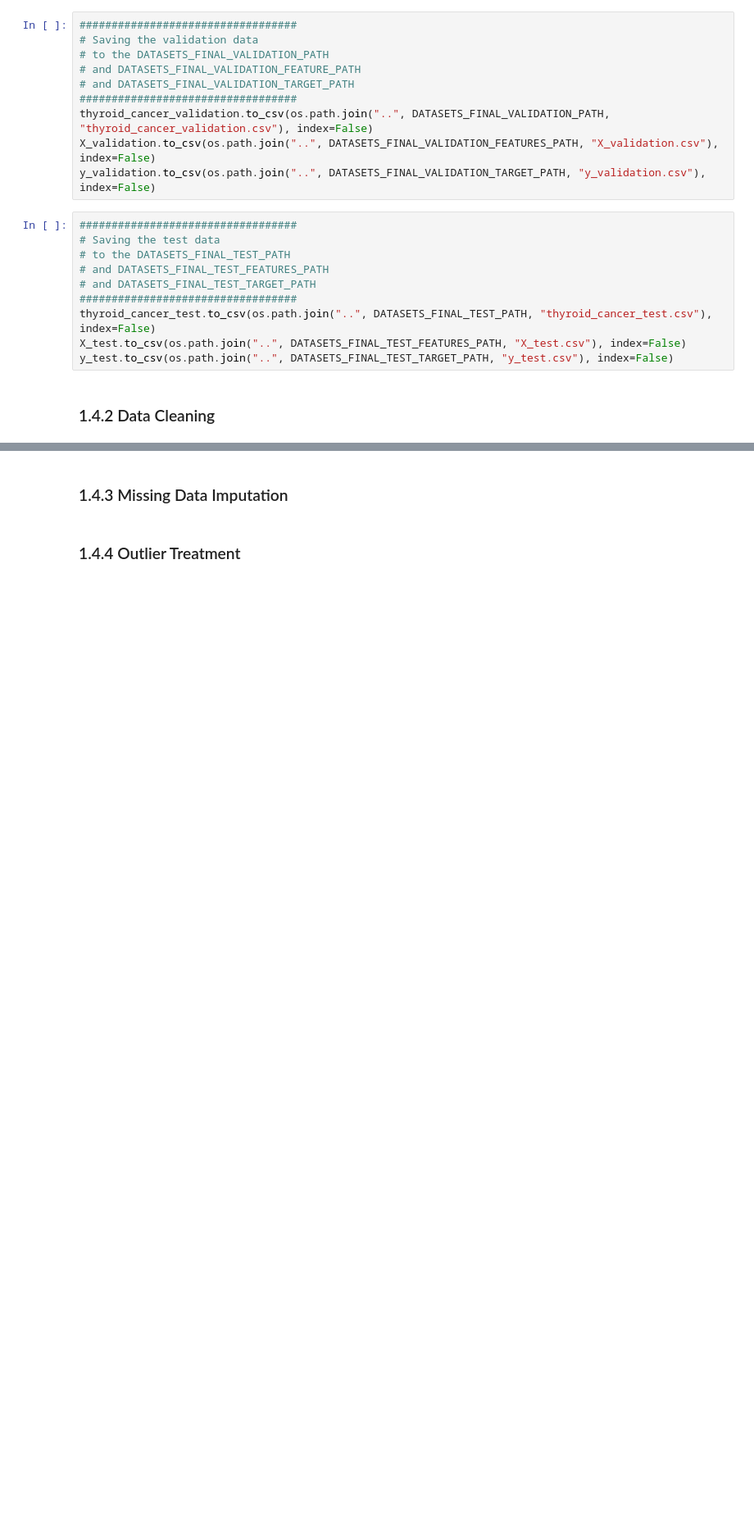
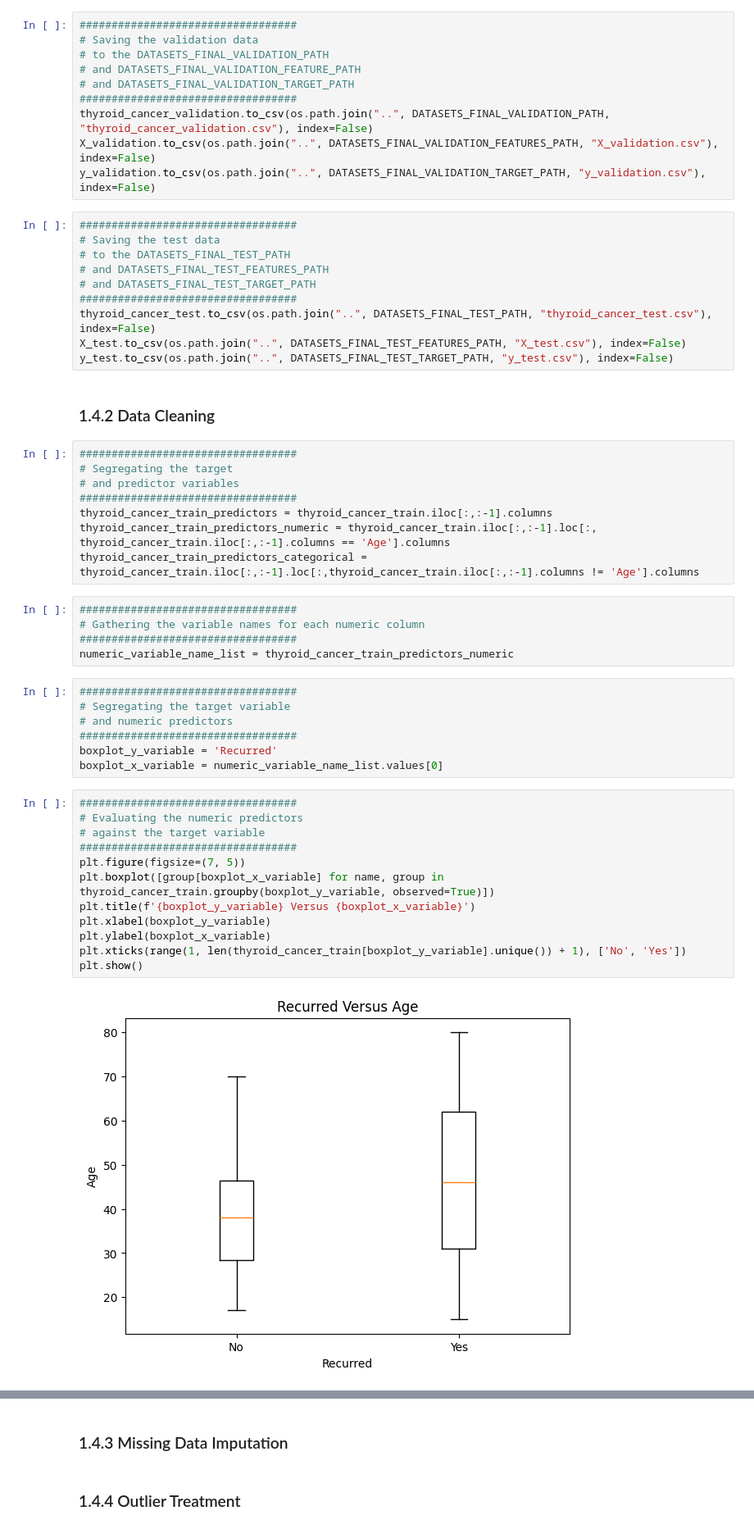
Before and after one commit to JohnPaulinePineda/Portfolio_Project_59, a Jupyter notebook: codes/LeveragingEnsembleLearningWithBaggingBoostingStackingAndBlendingApproaches.ipynb, the cells around one changed output, grey strips where cells are left out. Shown at 82% size. Saved outputs shown, nothing was run; the diff lists cells and outputs as text; blank space fills up the shorter version.

```diff
--- a/codes/LeveragingEnsembleLearningWithBaggingBoostingStackingAndBlendingApproaches.ipynb
+++ b/codes/LeveragingEnsembleLearningWithBaggingBoostingStackingAndBlendingApproaches.ipynb
@@ -1075,3 +1075,37 @@ X_test.to_csv(os.path.join("..", DATASETS_FINAL_TEST_FEATURES_PATH, "X_test.csv"
 y_test.to_csv(os.path.join("..", DATASETS_FINAL_TEST_TARGET_PATH, "y_test.csv"), index=False)
 # %% [markdown]
 ### 1.4.2 Data Cleaning <a class="anchor" id="1.4.2"></a>
+# %%
+##################################
+# Segregating the target
+# and predictor variables
+##################################
+thyroid_cancer_train_predictors = thyroid_cancer_train.iloc[:,:-1].columns
+thyroid_cancer_train_predictors_numeric = thyroid_cancer_train.iloc[:,:-1].loc[:, thyroid_cancer_train.iloc[:,:-1].columns == 'Age'].columns
+thyroid_cancer_train_predictors_categorical = thyroid_cancer_train.iloc[:,:-1].loc[:,thyroid_cancer_train.iloc[:,:-1].columns != 'Age'].columns
+# %%
+##################################
+# Gathering the variable names for each numeric column
+##################################
+numeric_variable_name_list = thyroid_cancer_train_predictors_numeric
+# %%
+##################################
+# Segregating the target variable
+# and numeric predictors
+##################################
+boxplot_y_variable = 'Recurred'
+boxplot_x_variable = numeric_variable_name_list.values[0]
+# %%
+##################################
+# Evaluating the numeric predictors
+# against the target variable
+##################################
+plt.figure(figsize=(7, 5))
+plt.boxplot([group[boxplot_x_variable] for name, group in thyroid_cancer_train.groupby(boxplot_y_variable, observed=True)])
+plt.title(f'{boxplot_y_variable} Versus {boxplot_x_variable}')
+plt.xlabel(boxplot_y_variable)
+plt.ylabel(boxplot_x_variable)
+plt.xticks(range(1, len(thyroid_cancer_train[boxplot_y_variable].unique()) + 1), ['No', 'Yes'])
+plt.show()
+# %% [output]
+[figure, added]
```
Also changed, not shown: parts of 3 cells of this notebook, 2 other files.
